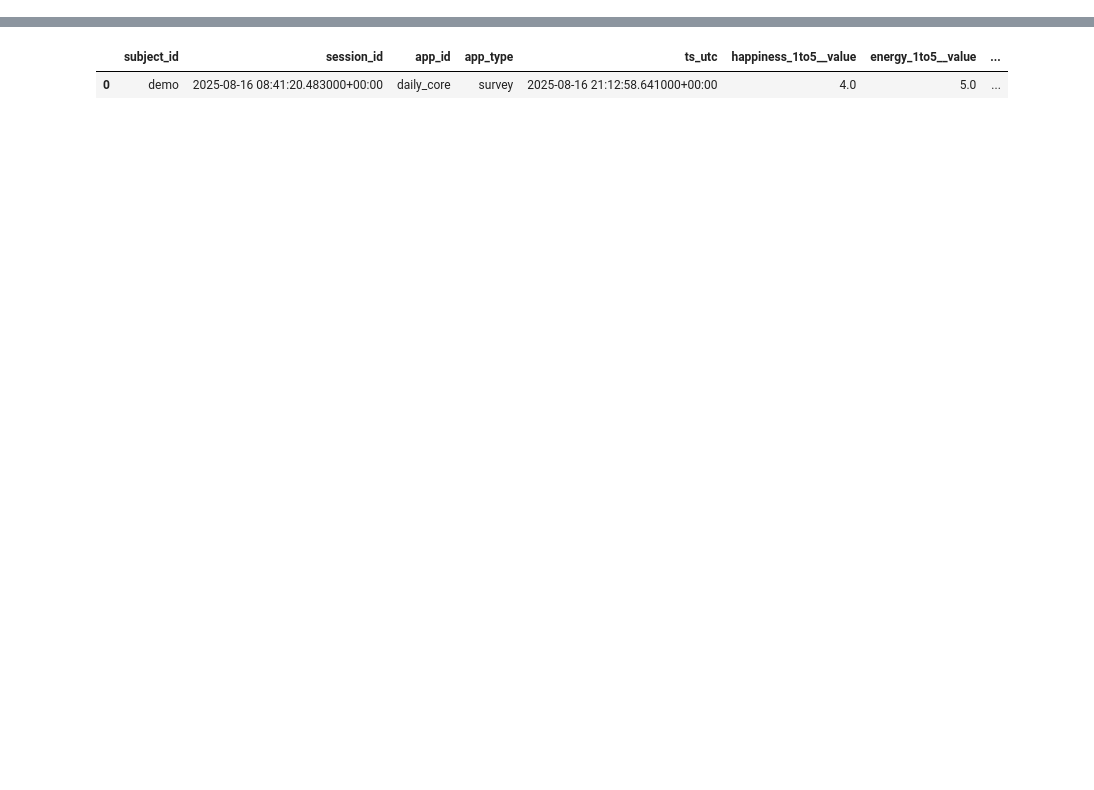
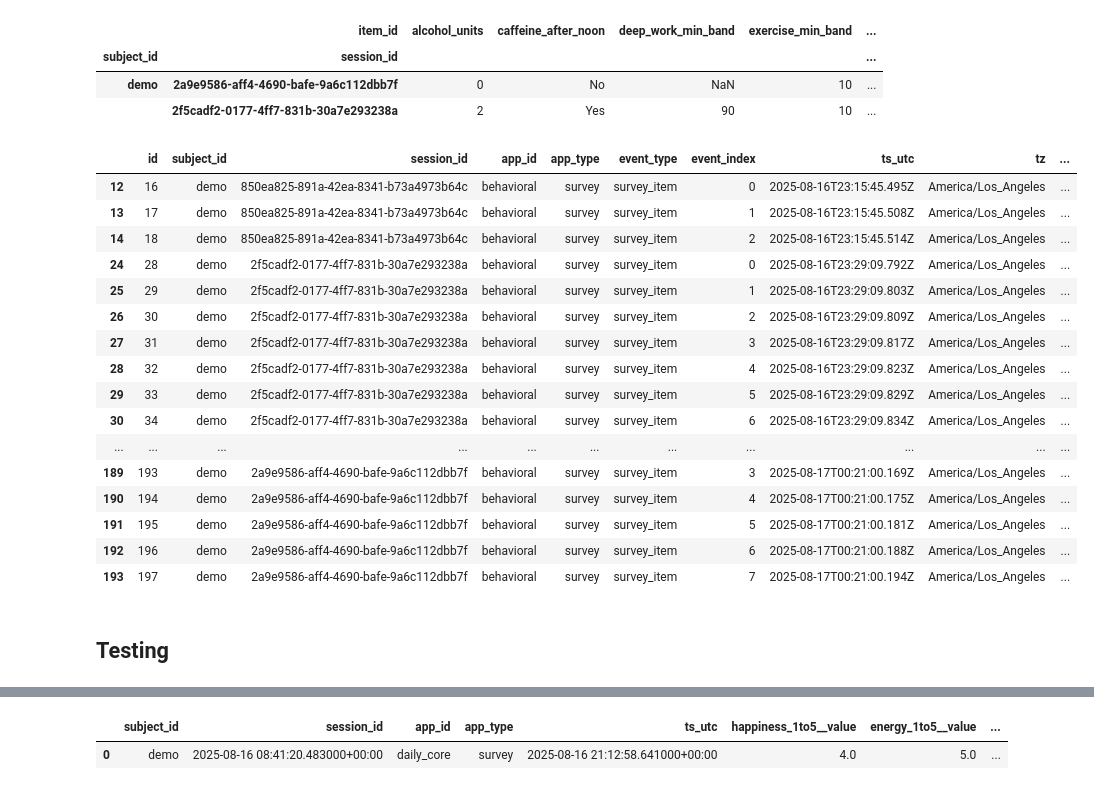
Before and after one commit to guhandi/ObjectiveSubjectiveApp, a Jupyter notebook: notebooks/test.ipynb, the cells around one changed output, grey strips where cells are left out. Saved outputs shown, nothing was run; the diff lists cells and outputs as text; code cells hidden in the pictures; blank space fills up the shorter version.

```diff
--- a/notebooks/test.ipynb
+++ b/notebooks/test.ipynb
@@ -18,0 +43,39 @@ events_df.columns
+# %%
+drop_items = ['subject_id', 'session_id', 'start_timestamp']
+id_cols = ['subject_id', 'session_id']
+app_id = 'behavioral'
+app_df = events_df.query("app_id == @app_id").set_index(id_cols)
+res_df = (
+    app_df['payload'].apply(json.loads).apply(pd.Series)
+    .query("item_id not in @drop_items")
+    .reset_index()
+    .pivot(index=id_cols, columns='item_id', values='value')
+)
+res_df
+# %% [output]
+|  | item_id | alcohol_units | caffeine_after_noon | deep_work_min_band | exercise_min_band | ... |
+| subject_id | session_id |  |  |  |  | ... |
+| demo | 2a9e9586-aff4-4690-bafe-9a6c112dbb7f | 0 | No | NaN | 10 | ... |
+|  | 2f5cadf2-0177-4ff7-831b-30a7e293238a | 2 | Yes | 90 | 10 | ... |
+# %%
+app_df
+# %% [output]
+|  | id | subject_id | session_id | app_id | app_type | event_type | event_index | ts_utc | tz | ... |
+| 12 | 16 | demo | 850ea825-891a-42ea-8341-b73a4973b64c | behavioral | survey | survey_item | 0 | 2025-08-16T23:15:45.495Z | America/Los_Angeles | ... |
+| 13 | 17 | demo | 850ea825-891a-42ea-8341-b73a4973b64c | behavioral | survey | survey_item | 1 | 2025-08-16T23:15:45.508Z | America/Los_Angeles | ... |
+| 14 | 18 | demo | 850ea825-891a-42ea-8341-b73a4973b64c | behavioral | survey | survey_item | 2 | 2025-08-16T23:15:45.514Z | America/Los_Angeles | ... |
+| 24 | 28 | demo | 2f5cadf2-0177-4ff7-831b-30a7e293238a | behavioral | survey | survey_item | 0 | 2025-08-16T23:29:09.792Z | America/Los_Angeles | ... |
+| 25 | 29 | demo | 2f5cadf2-0177-4ff7-831b-30a7e293238a | behavioral | survey | survey_item | 1 | 2025-08-16T23:29:09.803Z | America/Los_Angeles | ... |
+| 26 | 30 | demo | 2f5cadf2-0177-4ff7-831b-30a7e293238a | behavioral | survey | survey_item | 2 | 2025-08-16T23:29:09.809Z | America/Los_Angeles | ... |
+| 27 | 31 | demo | 2f5cadf2-0177-4ff7-831b-30a7e293238a | behavioral | survey | survey_item | 3 | 2025-08-16T23:29:09.817Z | America/Los_Angeles | ... |
+| 28 | 32 | demo | 2f5cadf2-0177-4ff7-831b-30a7e293238a | behavioral | survey | survey_item | 4 | 2025-08-16T23:29:09.823Z | America/Los_Angeles | ... |
+| 29 | 33 | demo | 2f5cadf2-0177-4ff7-831b-30a7e293238a | behavioral | survey | survey_item | 5 | 2025-08-16T23:29:09.829Z | America/Los_Angeles | ... |
+| 30 | 34 | demo | 2f5cadf2-0177-4ff7-831b-30a7e293238a | behavioral | survey | survey_item | 6 | 2025-08-16T23:29:09.834Z | America/Los_Angeles | ... |
+| ... | ... | ... | ... | ... | ... | ... | ... | ... | ... | ... |
+| 189 | 193 | demo | 2a9e9586-aff4-4690-bafe-9a6c112dbb7f | behavioral | survey | survey_item | 3 | 2025-08-17T00:21:00.169Z | America/Los_Angeles | ... |
+| 190 | 194 | demo | 2a9e9586-aff4-4690-bafe-9a6c112dbb7f | behavioral | survey | survey_item | 4 | 2025-08-17T00:21:00.175Z | America/Los_Angeles | ... |
+| 191 | 195 | demo | 2a9e9586-aff4-4690-bafe-9a6c112dbb7f | behavioral | survey | survey_item | 5 | 2025-08-17T00:21:00.181Z | America/Los_Angeles | ... |
+| 192 | 196 | demo | 2a9e9586-aff4-4690-bafe-9a6c112dbb7f | behavioral | survey | survey_item | 6 | 2025-08-17T00:21:00.188Z | America/Los_Angeles | ... |
+| 193 | 197 | demo | 2a9e9586-aff4-4690-bafe-9a6c112dbb7f | behavioral | survey | survey_item | 7 | 2025-08-17T00:21:00.194Z | America/Los_Angeles | ... |
+# %% [markdown]
+## Testing
```
Also changed, not shown: parts of 11 cells of this notebook, 3 other files.
